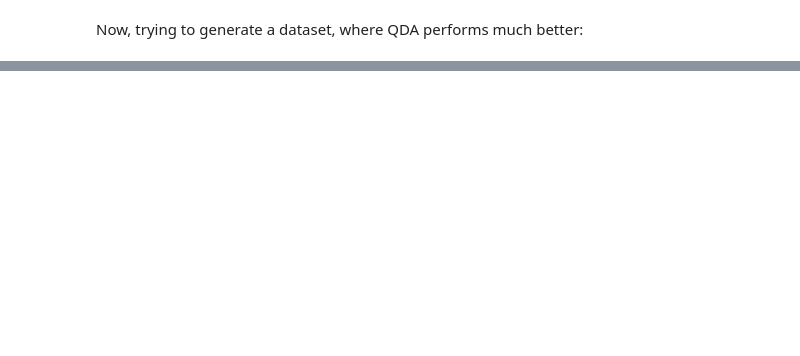
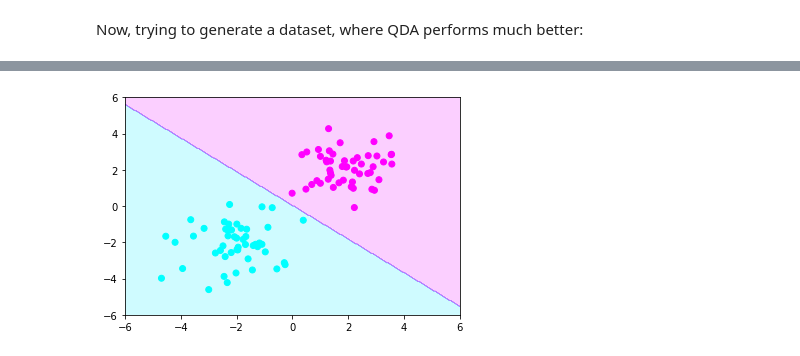
Before and after one commit to osuranyi/UdemyCourses, a Jupyter notebook: LogisticRegression/Section3_SolvingForOptimalWeights.ipynb, the cells around one changed output, grey strips where cells are left out. Cells and saved outputs as stored; diff of their text form; code cells hidden in the pictures; blank space fills up the shorter version.

```diff
--- a/LogisticRegression/Section3_SolvingForOptimalWeights.ipynb
+++ b/LogisticRegression/Section3_SolvingForOptimalWeights.ipynb
@@ -306,0 +381,12 @@ plt.title("QDA");
+# %%
+# Function to perform gradient descent
+
+def gradient_descent(x0,func,gradient,learning_rate=0.01,max_iter=100):
+  x_new = x0
+  values = [func(x0)]
+  i = 0
+  while( i < max_iter ):
+    x_new = x_new - learning_rate*gradient(x_new)
+    values.append(func(x_new))
+    i += 1
+  return x_new, values
@@ -306,0 +439,12 @@ plt.title("QDA");
+# %%
+x_plot = y_plot = np.linspace(-6, 6, 300)
+
+z = np.array([model.predict(np.array([i,j])) for j in y_plot for i in x_plot])
+Z = z.reshape(300,300)
+
+mesh_x, mesh_y = np.meshgrid(x_plot, y_plot)
+
+plt.contourf(x_plot,y_plot,Z,alpha=0.2,cmap='cool')
+plt.scatter(X[:,0],X[:,1],c=T,cmap='cool');
+# %% [output]
+[figure, added]
```
Also changed, not shown: parts of 15 cells of this notebook, 2 other files.
